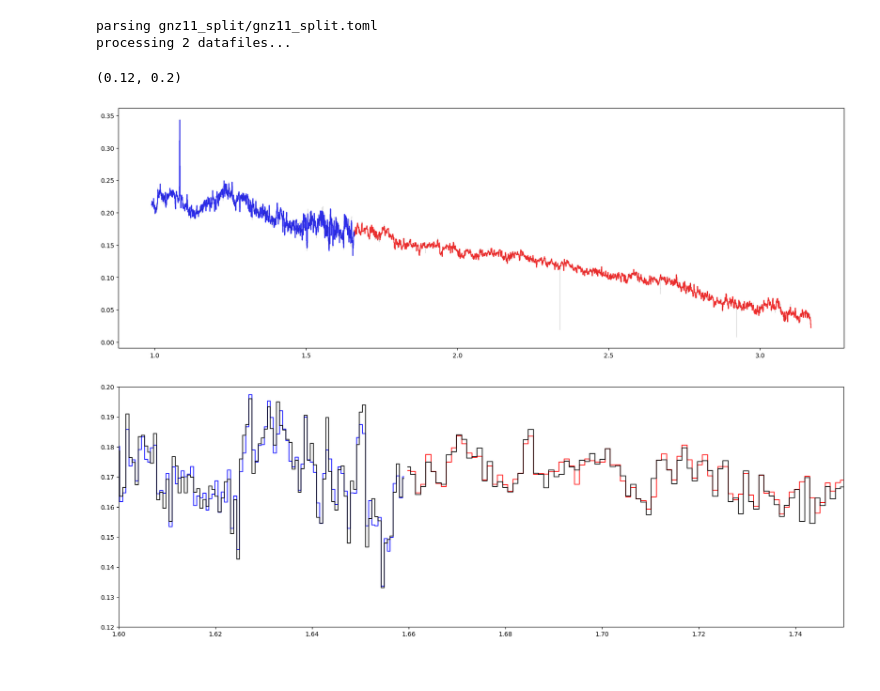
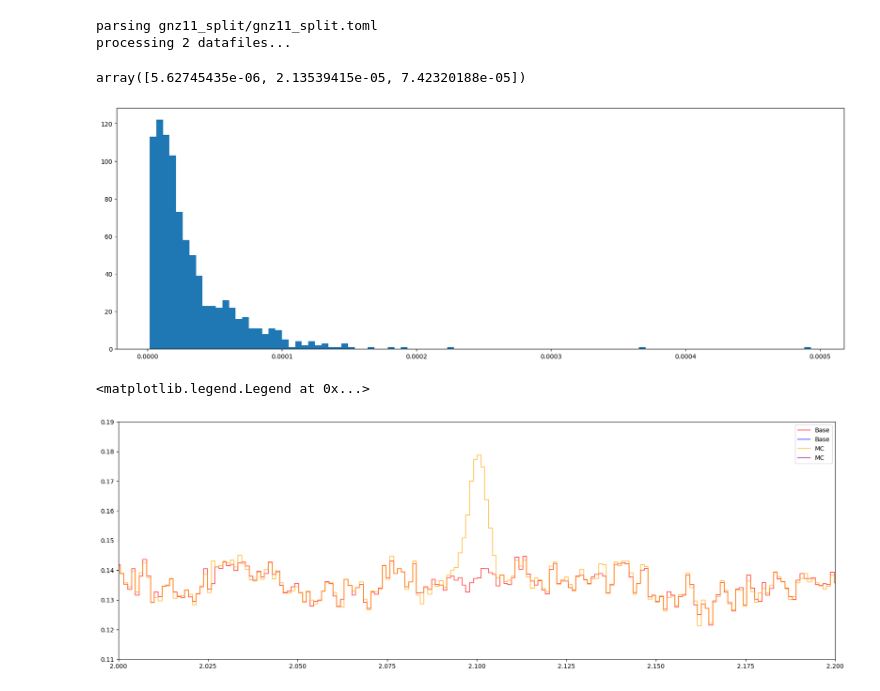
Before and after one commit to rjanish/JWST-DMdecay, a Jupyter notebook: mc.ipynb, the cells around one changed output. Saved outputs shown, nothing was run; the diff lists cells and outputs as text; code cells hidden in the pictures.

```diff
--- a/mc.ipynb
+++ b/mc.ipynb
@@ -25,6 +25,7 @@ data = partition_gnz11(data, prev_configs["run"]["lambda_min"],
 for spec in data:
     dmd.prep.doppler_correction(spec, prev_configs["halo"])
     dmd.prep.add_Dfactor(spec, prev_configs["halo"])
+    spec["sigma_v"] = prev_configs["halo"]["sigma_v"]
 
 base_specset = dmd.prep.SpecSetfromList(data)
 # %% [output]
@@ -44,22 +44,28 @@ for j in range(n_trials):
+# %%
+fig, ax = plt.subplots(figsize=(21, 7))
+ax.hist(decayrate_to_test, bins=100)
+np.quantile(decayrate_to_test, [0.1, 0.5, 0.9])
+# %% [output]
+array([5.62745435e-06, 2.13539415e-05, 7.42320188e-05])
+[figure, added]
 # %%
-fig, ax = plt.subplots(figsize=(21, 7))
-base_specset.plot(ax=ax, error_band=0,
-             distinct_plot_args=[{"color": "red"},
-                                 {"color": "blue"}],
-             alpha=0.8)
-mc_specsets[0].plot(ax=ax, error_band=0,
-                    color='black', alpha=0.8, linewidth=0.1)
+decayrate = 2e-4
+lam0 = 2.1
+
+new_specset = base_specset.add_DM_line(decayrate, lam0).resample_flux()
 
 fig, ax = plt.subplots(figsize=(21, 7))
 base_specset.plot(ax=ax, error_band=0,
              distinct_plot_args=[{"color": "red"},
                                  {"color": "blue"}],
-             alpha=0.8)
-mc_specsets[0].plot(ax=ax, error_band=0, color='black',
-             alpha=0.8)
-ax.set_xlim(1.6, 1.75)
-ax.set_ylim(0.12, 0.2)
+             alpha=0.6, label="Base")
+new_specset.plot(ax=ax, error_band=0,
+             distinct_plot_args=[{"color": "orange"},
+                                 {"color": "purple"},],
+             alpha=0.6, label="MC")
+ax.set_xlim(lam0 - 0.1, lam0 + 0.1)
+ax.set_ylim(0.11, 0.19)
+ax.legend()
 # %% [output]
-(0.12, 0.2)
+<matplotlib.legend.Legend at 0x...>
-[figure, old version]
+[figure, new version]
-[figure, removed]
```
Also changed, not shown: parts of 4 cells of this notebook, 5 other files.
